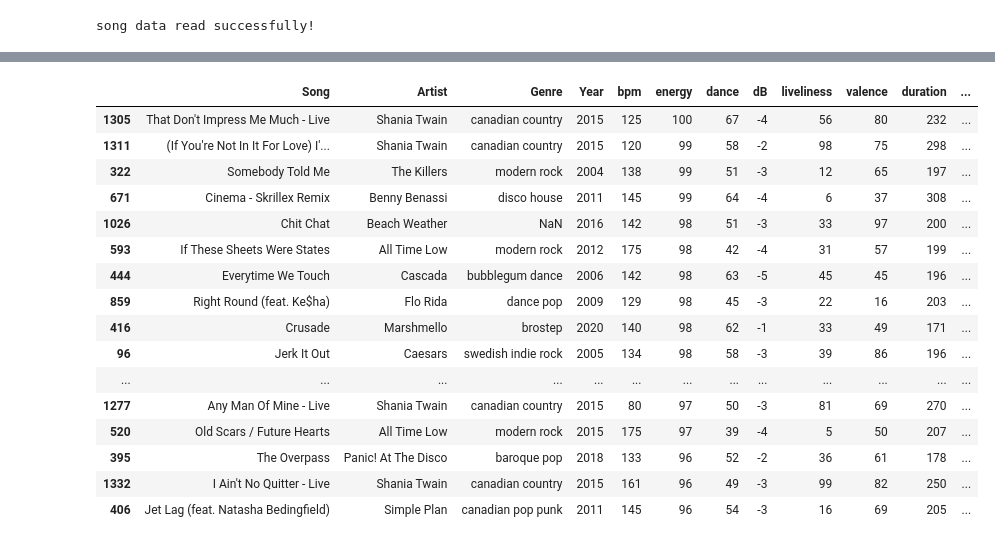
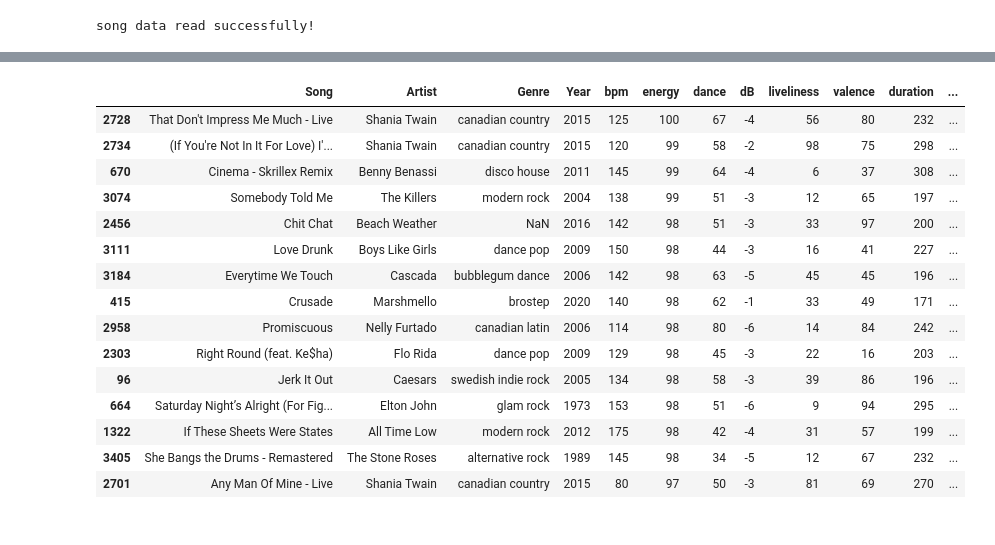
Before and after one commit to IGEN330-Overlap/algo, a Jupyter notebook: SongAnalysis.ipynb, the cells around one changed output, grey strips where cells are left out. Cells and saved outputs as stored; diff of their text form; code cells hidden in the pictures.

```diff
--- a/SongAnalysis.ipynb
+++ b/SongAnalysis.ipynb
@@ -6,9 +5,9 @@ from matplotlib import pyplot as plt
 # %%
-df_BL = pd.read_csv("brendan-spotify.csv")
-df_NL = pd.read_csv("nick-spotify.csv")
-df_BT = pd.read_csv("btam-spotify.csv")
-df_DD = pd.read_csv("danica-spotify.csv")
-df_TLC = pd.read_csv("toma-spotify.csv")
+df_BL = pd.read_csv("data/brendan-spotify.csv")
+df_NL = pd.read_csv("data/nick-spotify.csv")
+df_BT = pd.read_csv("data/btam-spotify.csv")
+df_DD = pd.read_csv("data/danica-spotify.csv")
+df_TLC = pd.read_csv("data/toma-spotify.csv")
 
 print("song data read successfully!")
 # %% [output]
@@ -177,0 +100,19 @@ df_normalized.plot(y=['energy', 'dance','liveliness', 'valence', 'acousticness',
+# %%
+frames = [df_BL, df_BT, df_DD, df_NL, df_TLC]
+df = pd.concat(frames).drop_duplicates().reset_index(drop=True)
+
+# Help provide context on what to use for the mood profile list
+df.plot(y=['energy', 'dance', 'valence', 'popularity'],kind='density', xlim=[-5,100], title="Library music profiles")
+
+group_means = df.mean(axis = 0, skipna = True)
+# print(group_means)
+
+group_medians = df.median(axis = 0, skipna = True)
+# print(group_medians)
+
+print("Some basic information that can help you derive useful parameters for the algorithms")
+
+genre_df = df['Genre'].value_counts()
+popular_genres = genre_df.drop(genre_df[genre_df < 40].index)
+print("\nAll genres occuring at least 40 times")
+print(popular_genres)
@@ -200,25 +219,24 @@ df.sort_values(by='valence', ascending=False).head(25)
 # %%
 # Spotify defined "energetic"
 
-df.sort_values(by='energy', ascending=False).head(25)
+df.sort_values(by='energy', ascending=False).head(15)
 # %% [output]
 |  | Song | Artist | Genre | Year | bpm | energy | dance | dB | liveliness | valence | duration | ... |
-| 1305 | That Don't Impress Me Much - Live | Shania Twain | canadian country | 2015 | 125 | 100 | 67 | -4 | 56 | 80 | 232 | ... |
-| 1311 | (If You're Not In It For Love) I'... | Shania Twain | canadian country | 2015 | 120 | 99 | 58 | -2 | 98 | 75 | 298 | ... |
-| 322 | Somebody Told Me | The Killers | modern rock | 2004 | 138 | 99 | 51 | -3 | 12 | 65 | 197 | ... |
-| 671 | Cinema - Skrillex Remix | Benny Benassi | disco house | 2011 | 145 | 99 | 64 | -4 | 6 | 37 | 308 | ... |
-| 1026 | Chit Chat | Beach Weather | NaN | 2016 | 142 | 98 | 51 | -3 | 33 | 97 | 200 | ... |
-| 593 | If These Sheets Were States | All Time Low | modern rock | 2012 | 175 | 98 | 42 | -4 | 31 | 57 | 199 | ... |
-| 444 | Everytime We Touch | Cascada | bubblegum dance | 2006 | 142 | 98 | 63 | -5 | 45 | 45 | 196 | ... |
-| 859 | Right Round (feat. Ke$ha) | Flo Rida | dance pop | 2009 | 129 | 98 | 45 | -3 | 22 | 16 | 203 | ... |
-| 416 | Crusade | Marshmello | brostep | 2020 | 140 | 98 | 62 | -1 | 33 | 49 | 171 | ... |
+| 2728 | That Don't Impress Me Much - Live | Shania Twain | canadian country | 2015 | 125 | 100 | 67 | -4 | 56 | 80 | 232 | ... |
+| 2734 | (If You're Not In It For Love) I'... | Shania Twain | canadian country | 2015 | 120 | 99 | 58 | -2 | 98 | 75 | 298 | ... |
+| 670 | Cinema - Skrillex Remix | Benny Benassi | disco house | 2011 | 145 | 99 | 64 | -4 | 6 | 37 | 308 | ... |
+| 3074 | Somebody Told Me | The Killers | modern rock | 2004 | 138 | 99 | 51 | -3 | 12 | 65 | 197 | ... |
+| 2456 | Chit Chat | Beach Weather | NaN | 2016 | 142 | 98 | 51 | -3 | 33 | 97 | 200 | ... |
+| 3111 | Love Drunk | Boys Like Girls | dance pop | 2009 | 150 | 98 | 44 | -3 | 16 | 41 | 227 | ... |
+| 3184 | Everytime We Touch | Cascada | bubblegum dance | 2006 | 142 | 98 | 63 | -5 | 45 | 45 | 196 | ... |
+| 415 | Crusade | Marshmello | brostep | 2020 | 140 | 98 | 62 | -1 | 33 | 49 | 171 | ... |
+| 2958 | Promiscuous | Nelly Furtado | canadian latin | 2006 | 114 | 98 | 80 | -6 | 14 | 84 | 242 | ... |
+| 2303 | Right Round (feat. Ke$ha) | Flo Rida | dance pop | 2009 | 129 | 98 | 45 | -3 | 22 | 16 | 203 | ... |
 | 96 | Jerk It Out | Caesars | swedish indie rock | 2005 | 134 | 98 | 58 | -3 | 39 | 86 | 196 | ... |
-| ... | ... | ... | ... | ... | ... | ... | ... | ... | ... | ... | ... | ... |
-| 1277 | Any Man Of Mine - Live | Shania Twain | canadian country | 2015 | 80 | 97 | 50 | -3 | 81 | 69 | 270 | ... |
-| 520 | Old Scars / Future Hearts | All Time Low | modern rock | 2015 | 175 | 97 | 39 | -4 | 5 | 50 | 207 | ... |
-| 395 | The Overpass | Panic! At The Disco | baroque pop | 2018 | 133 | 96 | 52 | -2 | 36 | 61 | 178 | ... |
-| 1332 | I Ain't No Quitter - Live | Shania Twain | canadian country | 2015 | 161 | 96 | 49 | -3 | 99 | 82 | 250 | ... |
-| 406 | Jet Lag (feat. Natasha Bedingfield) | Simple Plan | canadian pop punk | 2011 | 145 | 96 | 54 | -3 | 16 | 69 | 205 | ... |
+| 664 | Saturday Night’s Alright (For Fig... | Elton John | glam rock | 1973 | 153 | 98 | 51 | -6 | 9 | 94 | 295 | ... |
+| 1322 | If These Sheets Were States | All Time Low | modern rock | 2012 | 175 | 98 | 42 | -4 | 31 | 57 | 199 | ... |
+| 3405 | She Bangs the Drums - Remastered | The Stone Roses | alternative rock | 1989 | 145 | 98 | 34 | -5 | 12 | 67 | 232 | ... |
+| 2701 | Any Man Of Mine - Live | Shania Twain | canadian country | 2015 | 80 | 97 | 50 | -3 | 81 | 69 | 270 | ... |
 # %%
 # Spotify defined "saddest" songs
 
```
Also changed, not shown: parts of 16 cells of this notebook.
